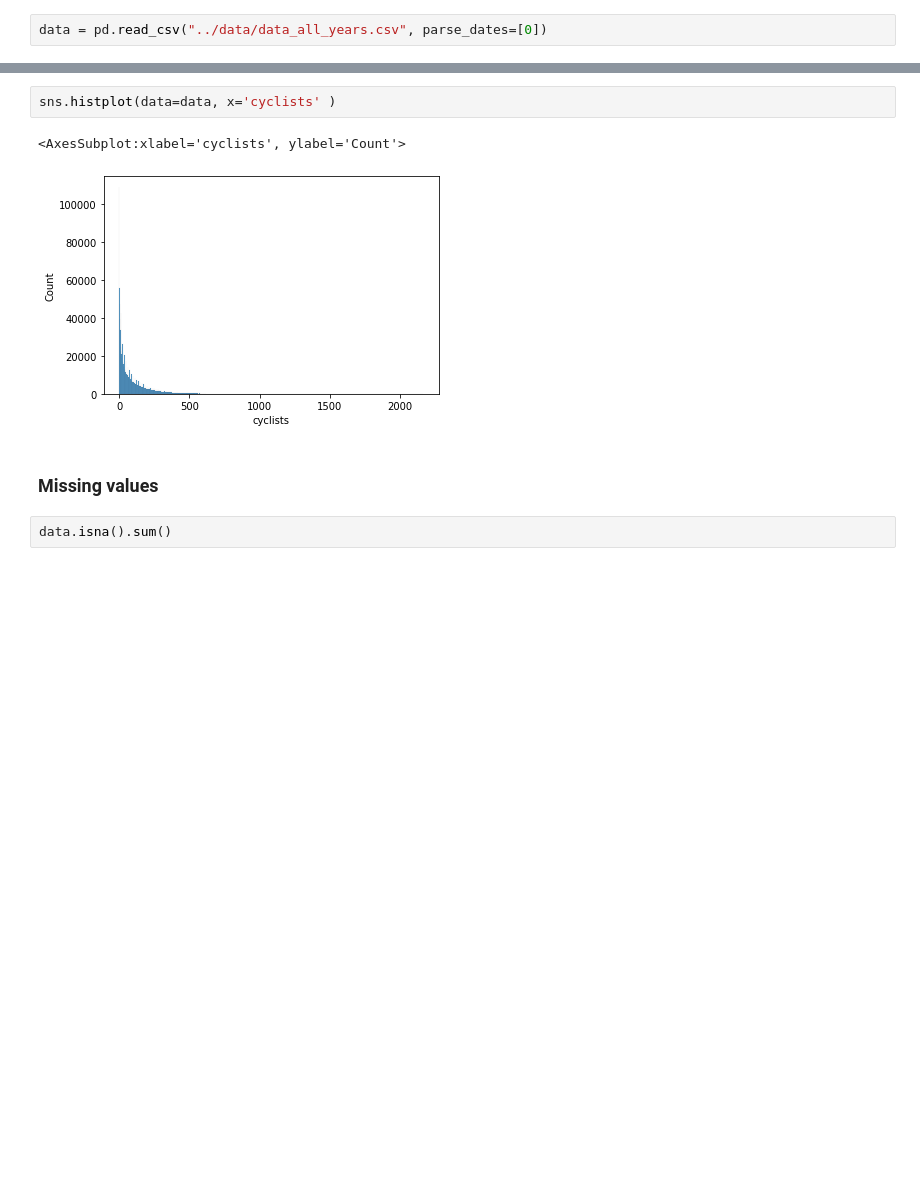
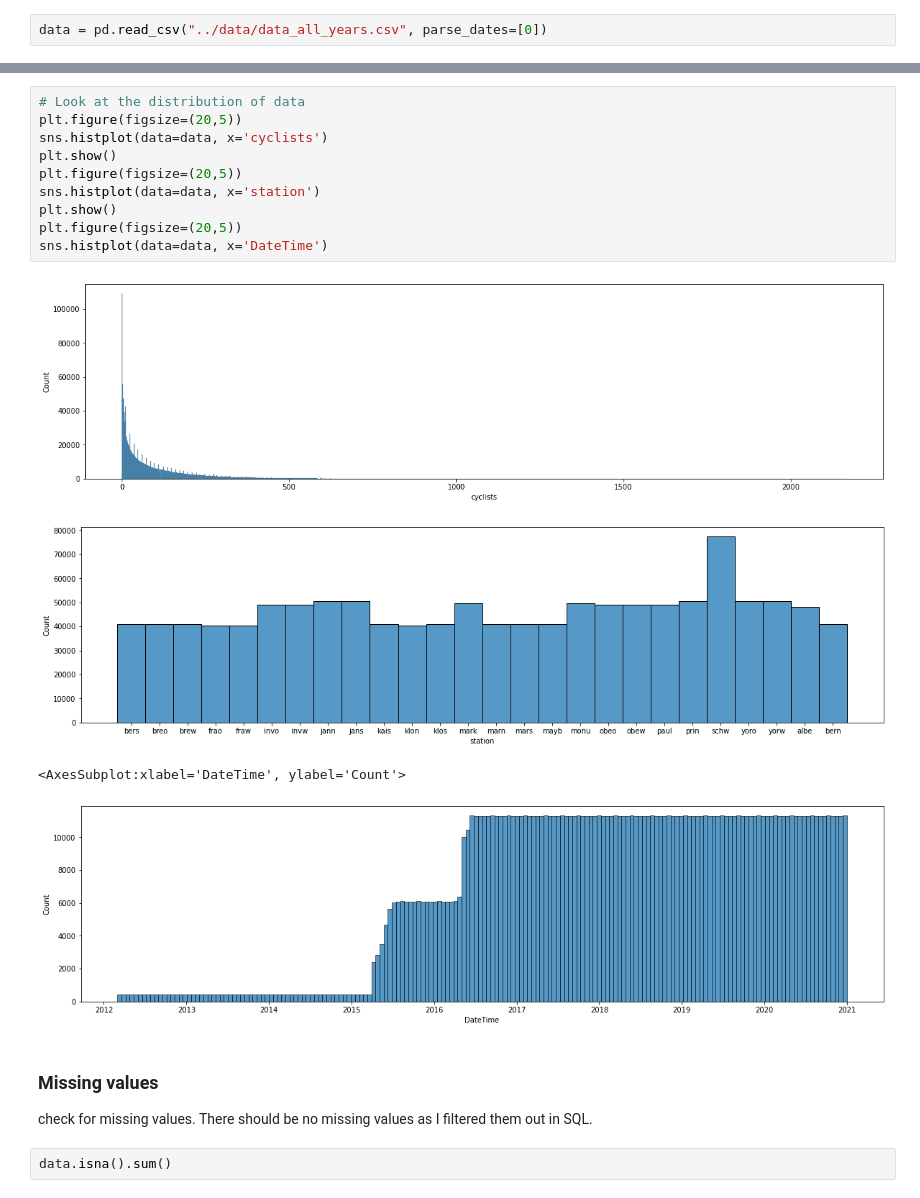
Before and after one commit to phisinger/BerlinBikeCount, a Jupyter notebook: src/Forecasting.ipynb, the cells around one changed output, grey strips where cells are left out. Cells and saved outputs as stored; diff of their text form; blank space fills up the shorter version.

```diff
--- a/src/Forecasting.ipynb
+++ b/src/Forecasting.ipynb
@@ -51,13 +57,24 @@ data.describe(include='all', datetime_is_numeric=True)
 | 75% | 2019-09-03 13:00:00 | NaN | 1.270000e+02 |
 | max | 2020-12-31 23:00:00 | NaN | 2.167000e+03 |
 | std | NaN | NaN | 1.153895e+02 |
-# %%
-sns.histplot(data=data, x='cyclists' )
-# %% [output]
-<AxesSubplot:xlabel='cyclists', ylabel='Count'>
-[figure, removed]
-# %% [markdown]
-### Missing values
+# %%
+# Look at the distribution of data
+plt.figure(figsize=(20,5))
+sns.histplot(data=data, x='cyclists')
+plt.show()
+plt.figure(figsize=(20,5))
+sns.histplot(data=data, x='station')
+plt.show()
+plt.figure(figsize=(20,5))
+sns.histplot(data=data, x='DateTime')
+# %% [output]
+[figure, added]
+[figure, added]
+<AxesSubplot:xlabel='DateTime', ylabel='Count'>
+[figure, added]
+# %% [markdown]
+### Missing values
+check for missing values. There should be no missing values as I filtered them out in SQL.
 # %%
 data.isna().sum()
 # %% [output]
```
Also changed, not shown: parts of 22 cells of this notebook.
